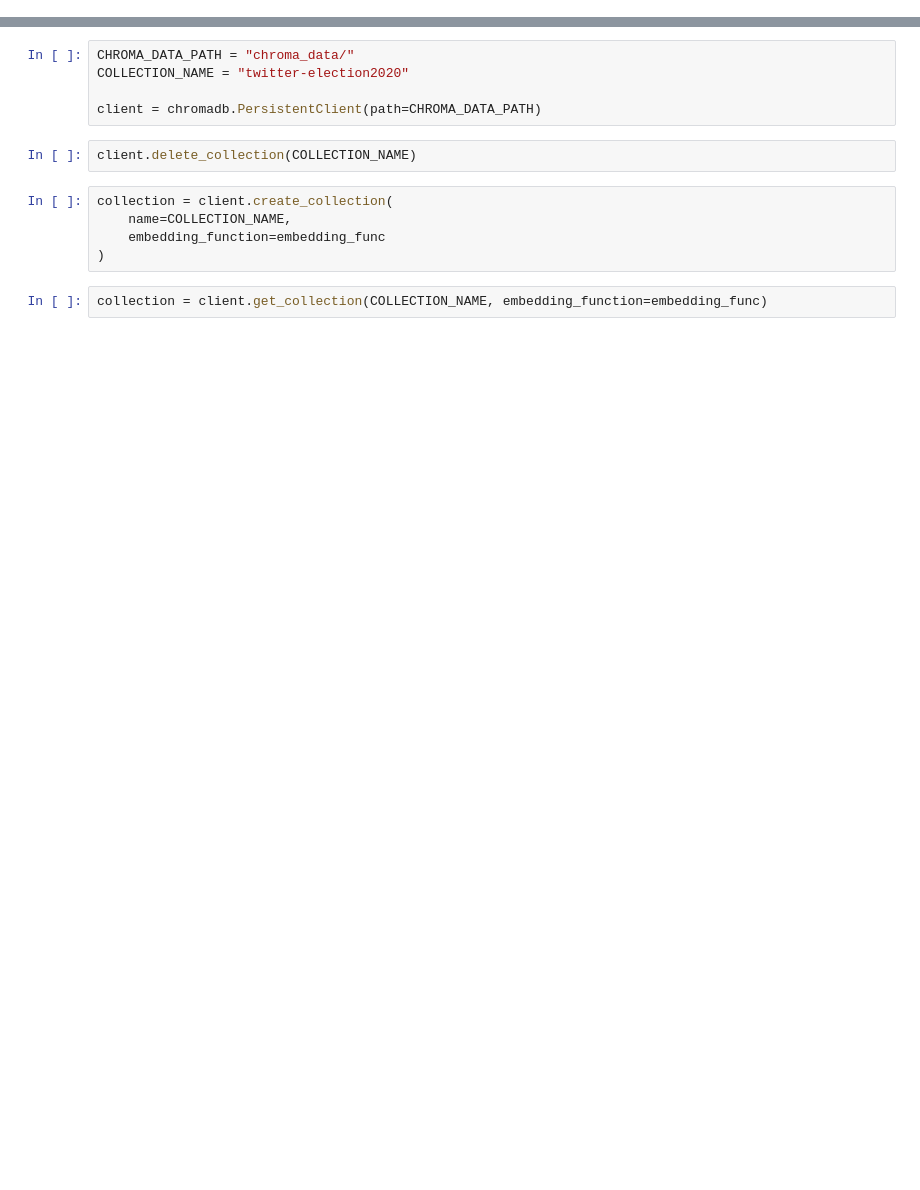
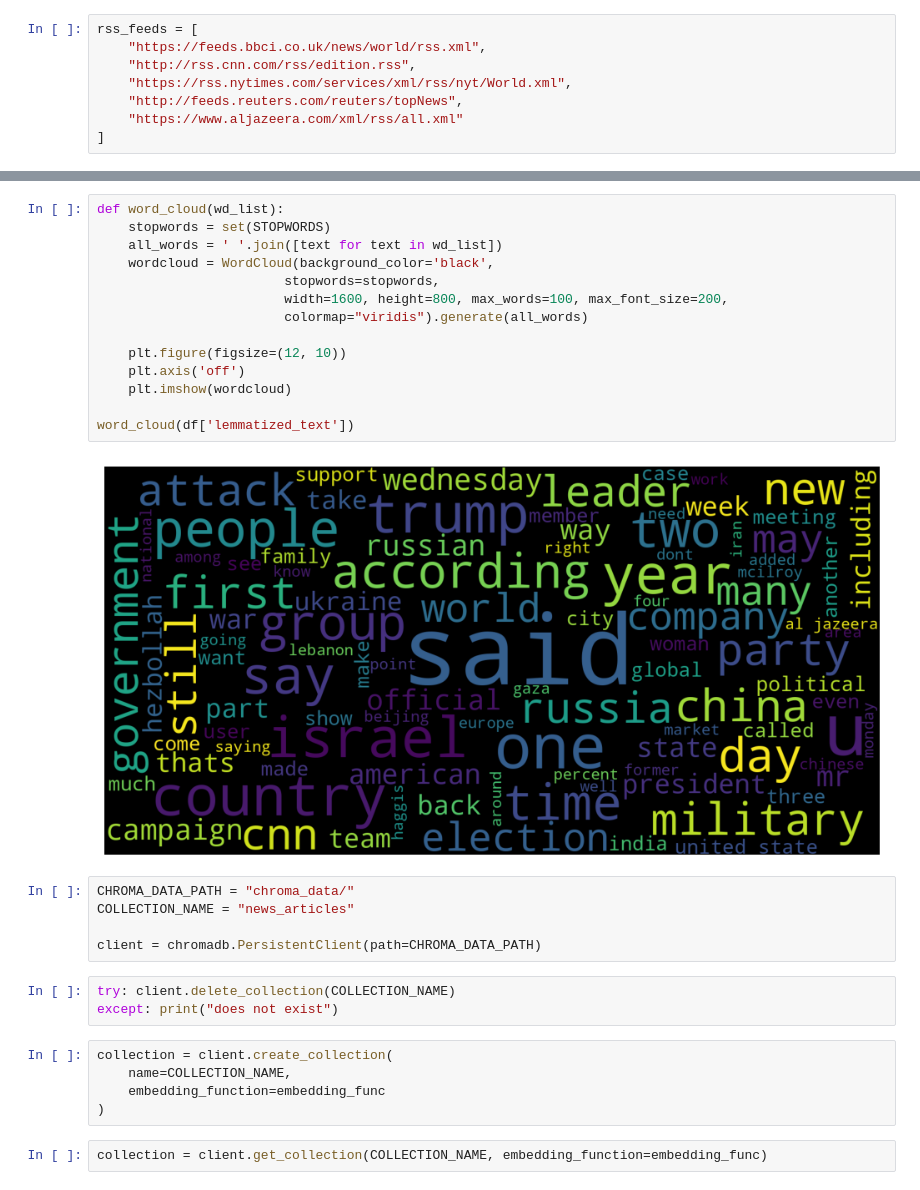
Before and after one commit to dot-ammar/VizNews, a Jupyter notebook: Create-VecDB-Sonar.ipynb, the cells around one changed output, grey strips where cells are left out. Saved outputs shown, nothing was run; the diff lists cells and outputs as text; blank space fills up the shorter version.

```diff
--- a/Create-VecDB-Sonar.ipynb
+++ b/Create-VecDB-Sonar.ipynb
@@ -37,0 +114,8 @@ df = pd.read_csv("hashtag_donaldtrump.csv", lineterminator='\n')
+# %%
+rss_feeds = [
+    "https://feeds.bbci.co.uk/news/world/rss.xml",
+    "http://rss.cnn.com/rss/edition.rss",
+    "https://rss.nytimes.com/services/xml/rss/nyt/World.xml",
+    "http://feeds.reuters.com/reuters/topNews",
+    "https://www.aljazeera.com/xml/rss/all.xml"
+]
@@ -68,10 +265,27 @@ df.head()
+# %%
+def word_cloud(wd_list):
+	stopwords = set(STOPWORDS)
+	all_words = ' '.join([text for text in wd_list])
+	wordcloud = WordCloud(background_color='black',
+						stopwords=stopwords,
+						width=1600, height=800, max_words=100, max_font_size=200,
+						colormap="viridis").generate(all_words)
+
+	plt.figure(figsize=(12, 10))
+	plt.axis('off')
+	plt.imshow(wordcloud)
+
+word_cloud(df['lemmatized_text'])
+# %% [output]
+[figure, added]
 # %%
 CHROMA_DATA_PATH = "chroma_data/"
-COLLECTION_NAME = "twitter-election2020"
+COLLECTION_NAME = "news_articles"
 
 client = chromadb.PersistentClient(path=CHROMA_DATA_PATH)
-# %%
-client.delete_collection(COLLECTION_NAME)
+# %%
+try: client.delete_collection(COLLECTION_NAME)
+except: print("does not exist")
 # %%
 collection = client.create_collection(
     name=COLLECTION_NAME,
```
Also changed, not shown: parts of 43 cells of this notebook, 4 other files.
